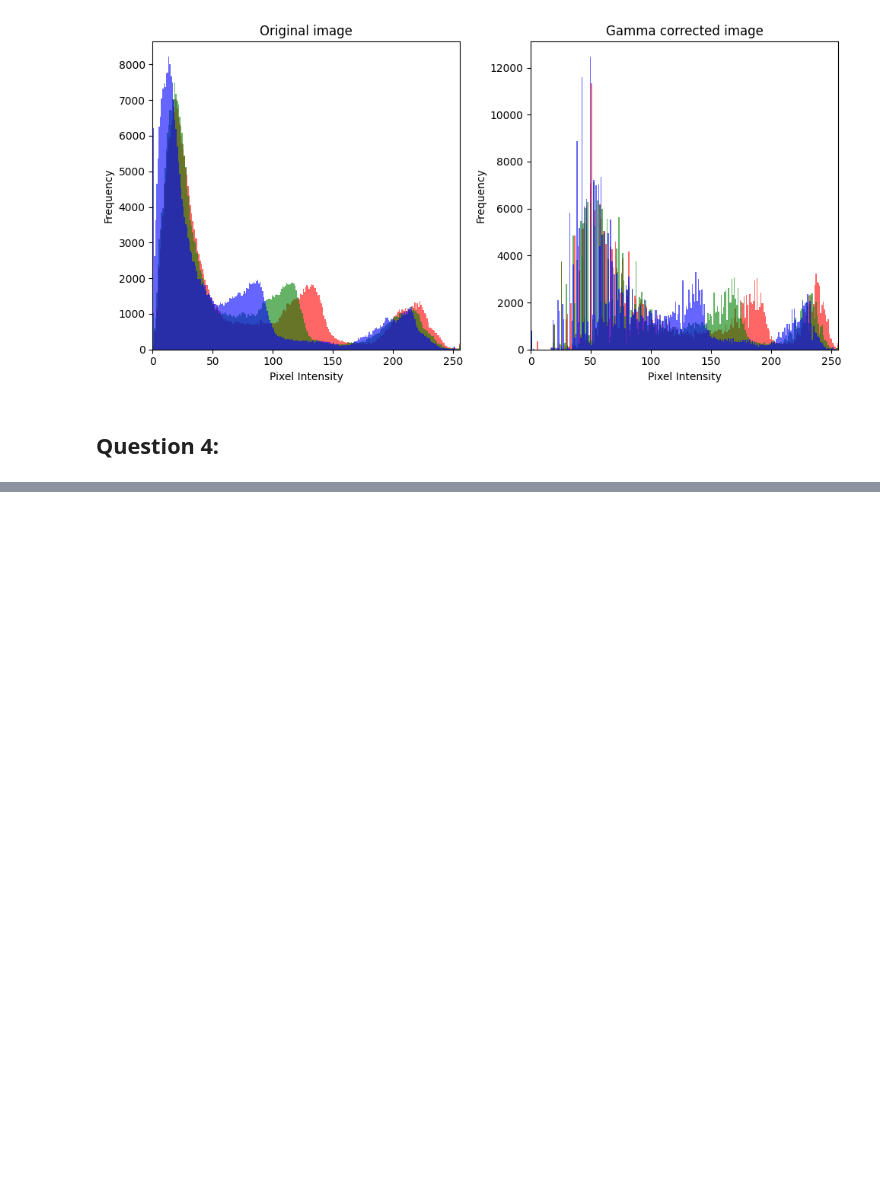
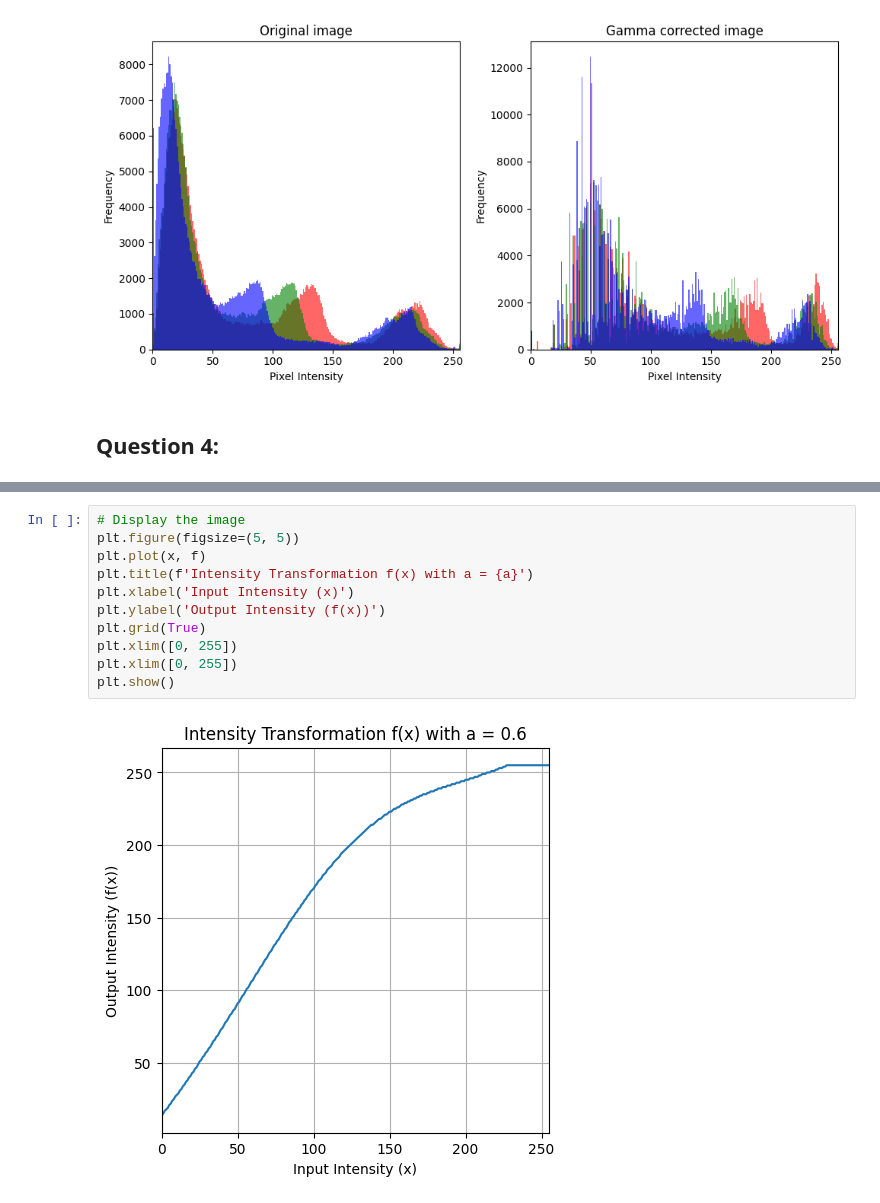
Before and after one commit to NirwanV/EN3160-Assignment1-ImageProcessing, a Jupyter notebook: EN3160_Assignment1.ipynb, the cells around one changed output, grey strips where cells are left out. Cells and saved outputs as stored; diff of their text form; blank space fills up the shorter version.

```diff
--- a/EN3160_Assignment1.ipynb
+++ b/EN3160_Assignment1.ipynb
@@ -317,0 +351,13 @@ plt.show()
+# %%
+# Display the image
+plt.figure(figsize=(5, 5))
+plt.plot(x, f)
+plt.title(f'Intensity Transformation f(x) with a = {a}')
+plt.xlabel('Input Intensity (x)')
+plt.ylabel('Output Intensity (f(x))')
+plt.grid(True)
+plt.xlim([0, 255])
+plt.xlim([0, 255])
+plt.show()
+# %% [output]
+[figure, added]
```
Also changed, not shown: parts of 6 cells of this notebook.
